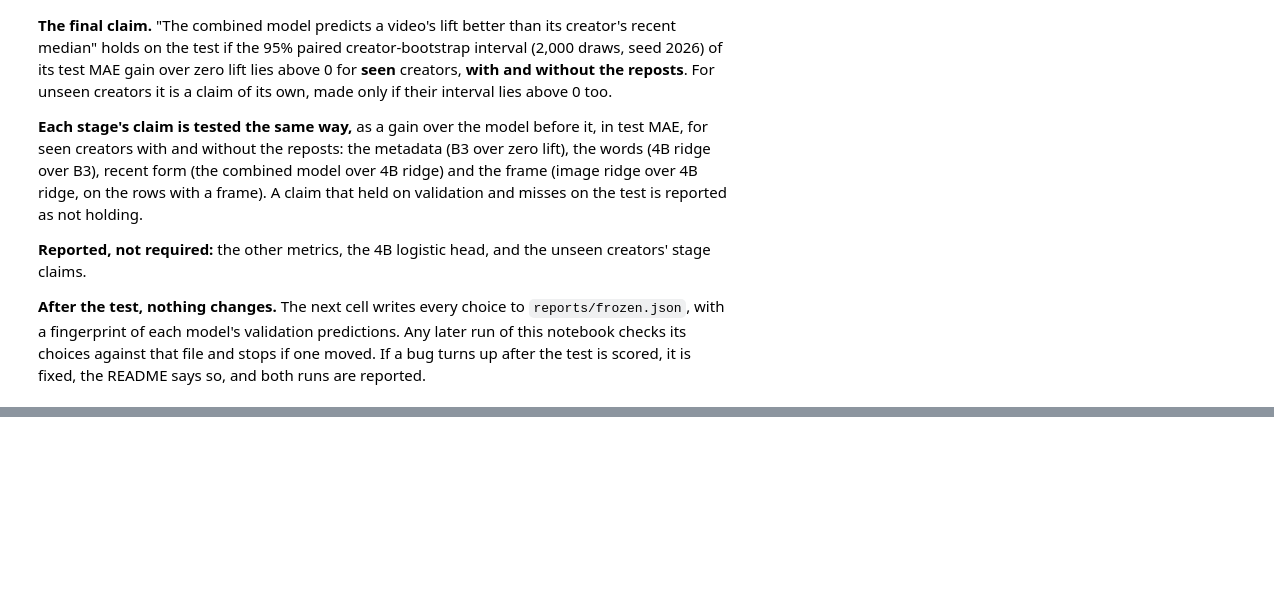
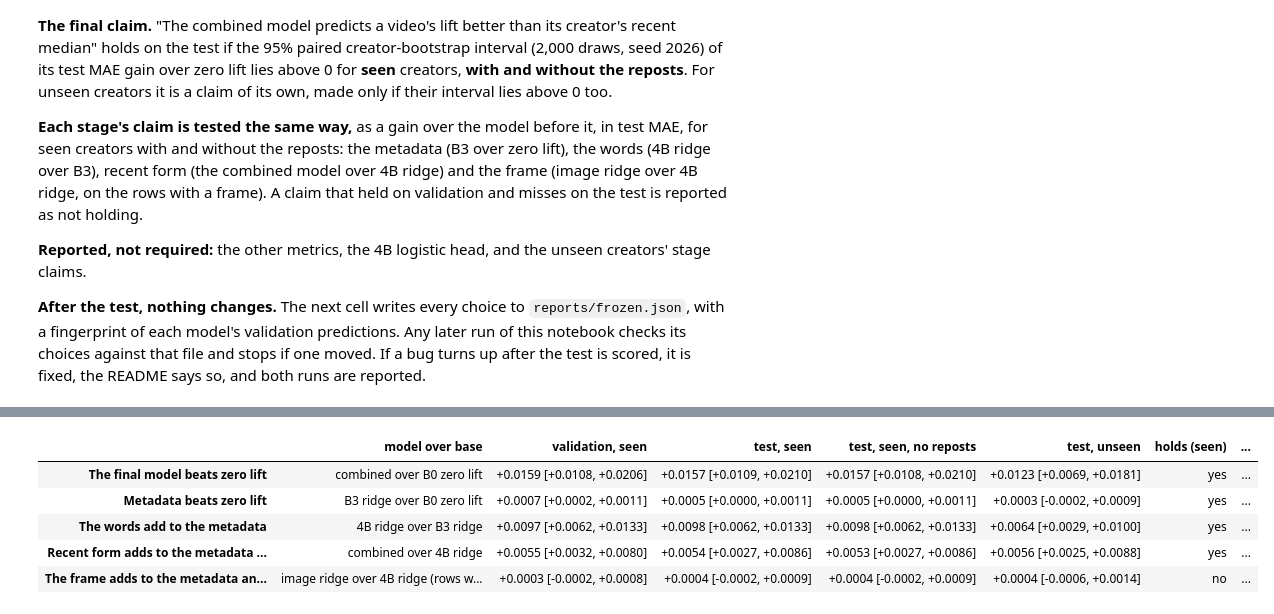
Before and after one commit to saricmilos/share-rate-prediction, a Jupyter notebook: notebooks/05_results.ipynb, the cells around one changed output, grey strips where cells are left out. Saved outputs shown, nothing was run; the diff lists cells and outputs as text; code cells hidden in the pictures; blank space fills up the shorter version.

```diff
--- a/notebooks/05_results.ipynb
+++ b/notebooks/05_results.ipynb
@@ -924,0 +1045,34 @@ Frozen: reports/frozen.json written, and the test not yet opened
+# %%
+CLAIMS = {  # claim: (model, base, rows): each stage's model over the one before it
+    "The final model beats zero lift": (FINAL, "B0 zero lift", "all"),
+    "Metadata beats zero lift": ("B3 ridge", "B0 zero lift", "all"),
+    "The words add to the metadata": ("4B ridge", "B3 ridge", "all"),
+    "Recent form adds to the metadata and the words": ("combined", "4B ridge", "all"),
+    "The frame adds to the metadata and the words": ("image ridge", "4B ridge", "with a frame"),
+}
+claims = {}
+for claim, (model, base, which) in CLAIMS.items():
+    v_rows = seen_rows & (has_frame if which == "with a frame" else True)
+    t_frame = test_has_frame if which == "with a frame" else np.ones(test.sum(), dtype=bool)
+    t_rows = {"seen": TEST_GROUPS["seen"] & t_frame, "seen, no reposts": TEST_GROUPS["seen"] & t_frame & ~twin_test,
+              "unseen": TEST_GROUPS["unseen"] & t_frame}
+    on_test = {label: paired("MAE", rows, base, model, preds=T, y=y_test, who=who_test) for label, rows in t_rows.items()}
+    claims[claim] = {"model": model, "base": base, "rows": which,
+                     "validation": paired("MAE", v_rows, base, model), "validation_rows": v_rows,
+                     "test": on_test, "test_rows": t_rows,
+                     "holds": on_test["seen"].gain_low > 0 and on_test["seen, no reposts"].gain_low > 0,
+                     "holds unseen": on_test["unseen"].gain_low > 0}
+display(pd.DataFrame({claim: {"model over base": f"{c['model']} over {c['base']}" + (" (rows with a frame)" if c["rows"] != "all" else ""),
+                              "validation, seen": interval(c["validation"]),
+                              "test, seen": interval(c["test"]["seen"]),
+                              "test, seen, no reposts": interval(c["test"]["seen, no reposts"]),
+                              "test, unseen": interval(c["test"]["unseen"]),
+                              "holds (seen)": "yes" if c["holds"] else "no",
+                              "holds (unseen)": "yes" if c["holds unseen"] else "no"} for claim, c in claims.items()}).T)
+# %% [output]
+|  | model over base | validation, seen | test, seen | test, seen, no reposts | test, unseen | holds (seen) | ... |
+| The final model beats zero lift | combined over B0 zero lift | +0.0159 [+0.0108, +0.0206] | +0.0157 [+0.0109, +0.0210] | +0.0157 [+0.0108, +0.0210] | +0.0123 [+0.0069, +0.0181] | yes | ... |
+| Metadata beats zero lift | B3 ridge over B0 zero lift | +0.0007 [+0.0002, +0.0011] | +0.0005 [+0.0000, +0.0011] | +0.0005 [+0.0000, +0.0011] | +0.0003 [-0.0002, +0.0009] | yes | ... |
+| The words add to the metadata | 4B ridge over B3 ridge | +0.0097 [+0.0062, +0.0133] | +0.0098 [+0.0062, +0.0133] | +0.0098 [+0.0062, +0.0133] | +0.0064 [+0.0029, +0.0100] | yes | ... |
+| Recent form adds to the metadata ... | combined over 4B ridge | +0.0055 [+0.0032, +0.0080] | +0.0054 [+0.0027, +0.0086] | +0.0053 [+0.0027, +0.0086] | +0.0056 [+0.0025, +0.0088] | yes | ... |
+| The frame adds to the metadata an... | image ridge over 4B ridge (rows w... | +0.0003 [-0.0002, +0.0008] | +0.0004 [-0.0002, +0.0009] | +0.0004 [-0.0002, +0.0009] | +0.0004 [-0.0006, +0.0014] | no | ... |
```
Also changed, not shown: parts of 15 cells of this notebook, 4 other files.
